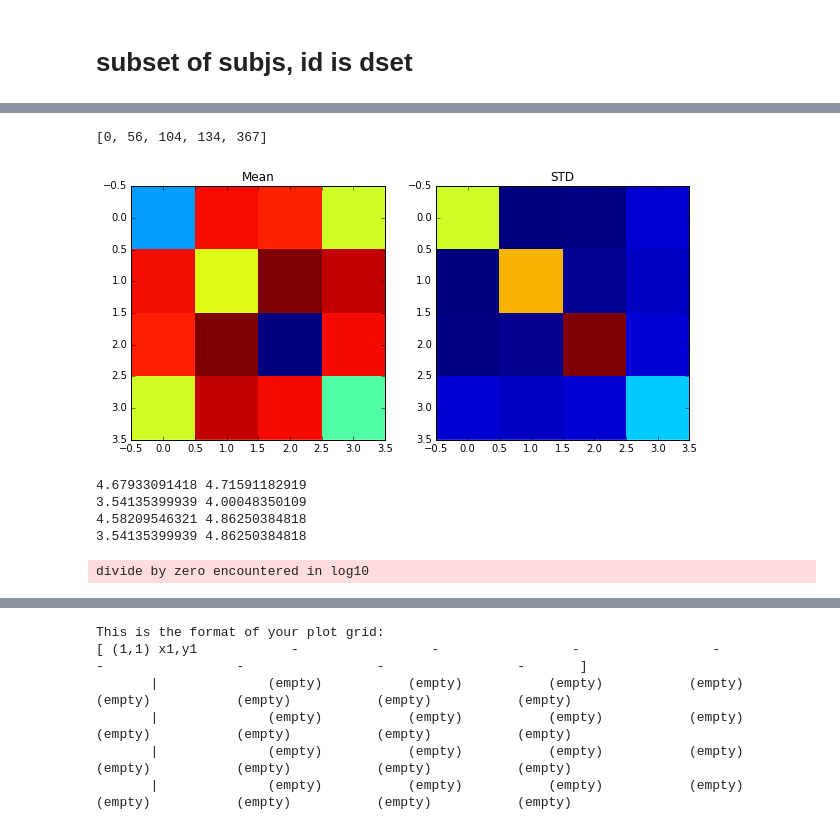
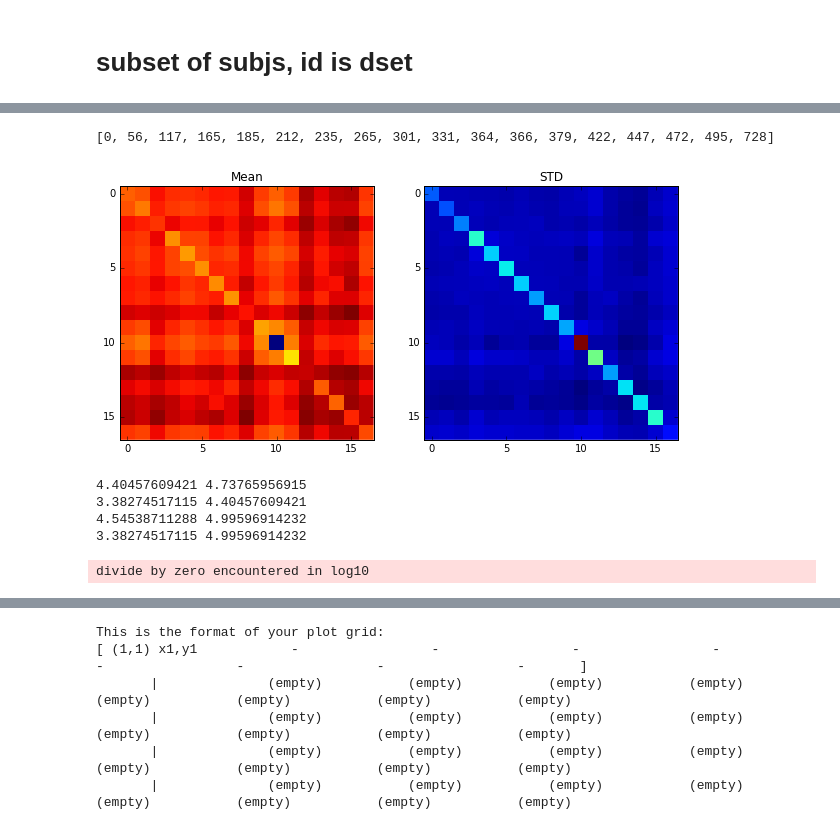
Before and after one commit to ebridge2/ndmg-paper, a Jupyter notebook: code/fngs_discriminability/discriminability_multisetf.ipynb, the cells around one changed output, grey strips where cells are left out. Drawn from its saved outputs; the diff is of its cells as text; code cells hidden in the pictures.

```diff
--- a/code/fngs_discriminability/discriminability_multisetf.ipynb
+++ b/code/fngs_discriminability/discriminability_multisetf.ipynb
@@ -31,8 +31,6 @@ dsets = ['BNU1', 'BNU2', 'BNU3', 'SWU1', 'SWU2', 'SWU3',
         'HNU1', 'IBATRT', 'IPCAS1', 'IPCAS2',
         'IPCAS6', 'IPCAS8', 'MRN', 'NYU1', 'UWM', 'XHCUMS',
         'SWU4']
-
-dsets = ['BNU1', 'BNU3', 'HNU1', 'SWU4']
 
 dir_names = [path + '/' + d for d in dsets]
 
@@ -480,5 +478,5 @@ dist.shape
 # %%
-fil = np.load(path+'distance_matrix_919.npz')
+fil = np.load(path+'distance_matrix_{}.npz'.format(S))
 big_dist = fil['distance']
 ids = ids
 
@@ -495,42 +493,42 @@ for i in np.arange(len(dsets)):
         j2 = cumul_full[j+1]
 #         print i1, i2, j1, j2
         tmat = big_dist[i1:i2, j1:j2]
-        mean_mat[i,j] = np.mean(tmat)
+        mean_mat[i,j] = np.nanmean(tmat)
         mean_mat[j,i] = mean_mat[i,j]
-        var_mat[i,j] = np.std(tmat)
+        var_mat[i,j] = np.nanstd(tmat)
         var_mat[j,i] = var_mat[i,j]
 
 import matplotlib.pyplot as plt
 %matplotlib inline
 fig = plt.figure(figsize=(10,5))
 plt.subplot(121)
 plt.imshow(mean_mat, interpolation='none')
 plt.title('Mean')
 plt.subplot(122)
 plt.imshow(var_mat, interpolation='none')
 plt.title('STD')
 plt.show()
 mean_mat = np.log10(mean_mat)
 var_mat = np.log10(var_mat)
 
 logdist = np.log10(dist)
 locs = logdist == np.double('-inf')
 logdist[locs] = np.nan
 
 print np.min(mean_mat), np.max(mean_mat)
 print np.min(var_mat), np.max(var_mat)
 print np.nanmin(logdist), np.nanmax(logdist)
 
 zmin = np.min([np.min(mean_mat), np.min(var_mat), np.nanmin(logdist)])
 zmax = np.max([np.max(mean_mat), np.max(var_mat), np.nanmax(logdist)])
 print zmin, zmax
 # %% [output]
-[0, 56, 104, 134, 367]
+[0, 56, 117, 165, 185, 212, 235, 265, 301, 331, 364, 366, 379, 422, 447, 472, 495, 728]
-[figure, old version]
+[figure, new version]
-4.67933091418 4.71591182919
-3.54135399939 4.00048350109
-4.58209546321 4.86250384818
-3.54135399939 4.86250384818
+4.40457609421 4.73765956915
+3.38274517115 4.40457609421
+4.54538711288 4.99596914232
+3.38274517115 4.99596914232
 divide by zero encountered in log10
 # %%
 import ndmg.stats.plotly_helper as plh
```
Also changed, not shown: parts of 14 cells of this notebook, 22 other files.
